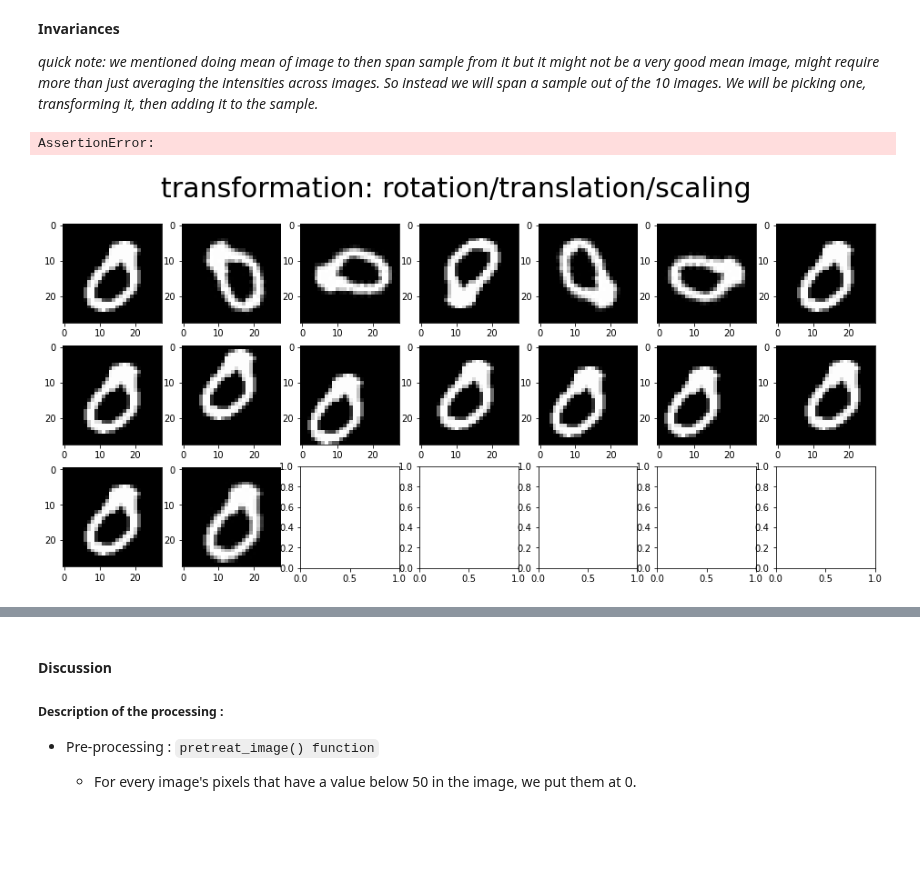
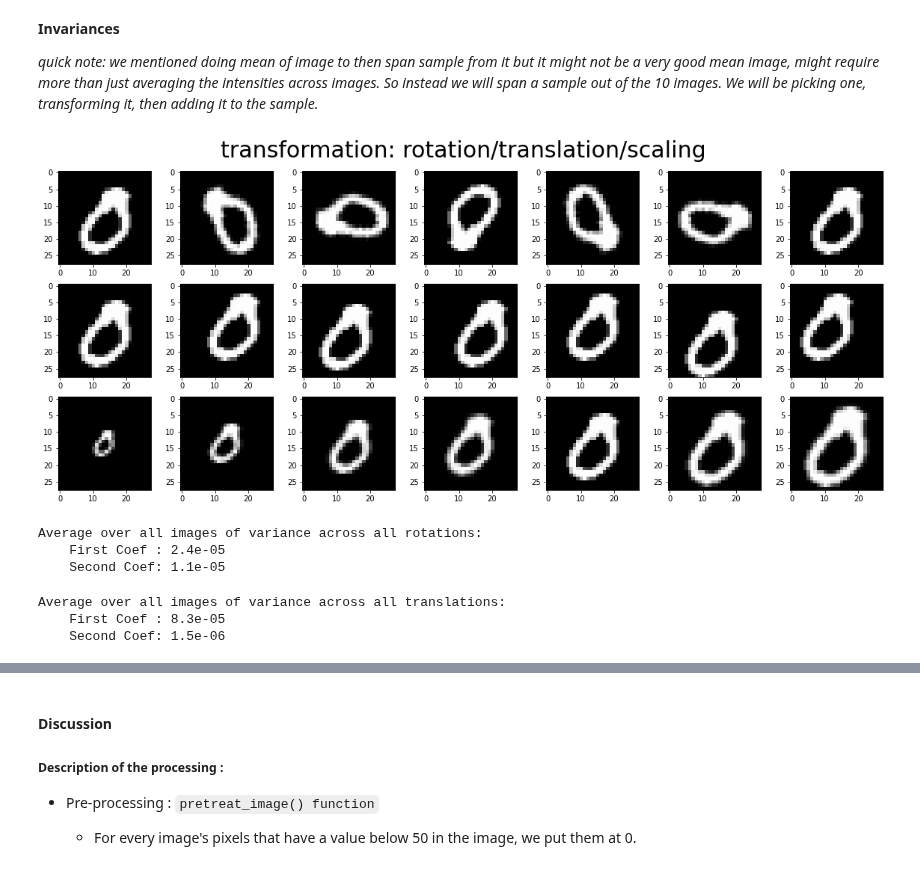
Before and after one commit to Andrea-Oliveri/Image-Processing-Assignements, a Jupyter notebook: Labs/lab_02_object_description.ipynb, the cells around one changed output, grey strips where cells are left out. Saved outputs shown, nothing was run; the diff lists cells and outputs as text; code cells hidden in the pictures; blank space fills up the shorter version.

Commit message:
Added variance measures for invariance to transformations

```diff
--- a/Labs/lab_02_object_description.ipynb
+++ b/Labs/lab_02_object_description.ipynb
@@ -164,7 +169,7 @@ def rotate(img, deg):
     """
     rows, cols = img.shape
     matrix = cv.getRotationMatrix2D((cols/2, rows/2), deg, 1)
-    result = cv.warpAffine(img, matrix, (cols,rows), flags = cv.INTER_CUBIC)
+    result = cv.warpAffine(img, matrix, (cols, rows), flags = cv.INTER_CUBIC)
 
     return result
 
@@ -176,53 +181,80 @@ def translate(img, dx, dy):
     matrix = np.float32([[1, 0, dx], [0, 1, dy]])
     result = cv.warpAffine(img, matrix, (cols, rows))
 
-    assert np.sum(img>0) == np.sum(result>0)
     return result
 
-def scale(img, vertical_factor, horizontal_factor):
+def scale(img, factor):
     """
     desc: scaling object by scaling full image
     """
     # note: INTER_CUBIC better for upsample
     # for downsample might be better to use INTER_AREA
     rows, cols = img.shape
-    scaled = cv.resize(img, None, fy = vertical_factor, fx = horizontal_factor, interpolation = cv.INTER_CUBIC)
+
+    if factor == 1.:
+        return img
+
+    elif factor < 1.:
+        scaled = cv.resize(img, None, fy = factor, fx = factor, interpolation = cv.INTER_AREA)
+        new_rows, new_cols = scaled.shape
+
+        delta_rows = rows - new_rows
+        delta_cols = cols - new_cols
+
+        top    = delta_rows // 2
+        bottom = delta_rows - top
+        left   = delta_cols // 2
+        right  = delta_cols - left
+
+        padded = np.pad(scaled, ((top, bottom), (left, right)), 'edge')
+
+        return padded
+
+
+    scaled = cv.resize(img, None, fy = factor, fx = factor, interpolation = cv.INTER_CUBIC)
     new_rows, new_cols = scaled.shape
-    crop = scaled[(new_rows - rows) // 2:(new_rows + rows) // 2, (new_cols - cols) // 2:(new_cols + cols) // 2]
 
-    assert np.sum(scaled>0) == np.sum(crop>0)
-    return crop
+    delta_rows = new_rows - rows
+    delta_cols = new_cols - cols
+
+    top    = delta_rows // 2
+    bottom = delta_rows - top
+    left   = delta_cols // 2
+    right  = delta_cols - left
+
+    cropped = scaled[top:-bottom, left:-right]
+
+    return cropped
+
+
 
 # testing here
 fig,ax = plt.subplots(3,7,figsize=(16,7))
 fig.suptitle("transformation: rotation/translation/scaling",fontsize=30)
 test = zeros_im[0]
 
 # rotations
 ang = np.linspace(0,360,7)
 for i in range(7):
     r = rotate(test,ang[i])
     ax[0,i].imshow(r,cmap='gray')
 
 # translations
 shiftx = np.pad(np.random.randint(-4,4,6),1,'constant')[:-1]
 shifty = np.pad(np.random.randint(-4,4,6),1,'constant')[:-1]
 for i in range(7):
     dx,dy = shiftx[i],shifty[i]
     t = translate(test,dx,dy)
     ax[1,i].imshow(t,cmap='gray')
 
-# scaling
-empmax = (1.65,1.17)
-scalex = np.linspace(1,empmax[0],7)
-scaley = np.linspace(1,empmax[1],7)
-for i in range(7):
-    sx,sy = scalex[i],scaley[i]
-    s = scale(test,sx,sy)
+# scaling. WARNING: must make sure that object entirely in image (so not too large nor too small)
+scalex = [0.4, 0.6, 0.8, 0.9, 1, 1.1, 1.2]
+for i, sx in enumerate(scalex):
+    sx = scalex[i]
+    s = scale(test,sx)
     ax[2,i].imshow(s,cmap='gray')
 
 plt.tight_layout()
 plt.show()
 # %% [output]
-AssertionError:
-[figure, old version]
+[figure, new version]
@@ -275,0 +272,14 @@ coefficients_ones  = np.asarray([get_fourier_descriptor(pretreat_image(im)) for
+# %%
+var_coefs = compute_variance_after_transformation(rotate, [*zeros_im, *ones_im], np.linspace(0, 360, 18, endpoint=False).reshape((-1, 1)))
+print("Average over all images of variance across all rotations:\n    First Coef : {:.2g}\n    Second Coef: {:.2g}".format(*var_coefs))
+# %% [output]
+Average over all images of variance across all rotations:
+    First Coef : 2.4e-05
+    Second Coef: 1.1e-05
+# %%
+var_coefs = compute_variance_after_transformation(translate, [*zeros_im, *ones_im], [[dx, dy] for dx in range(-2, 3) for dy in range(-2, 3)])
+print("Average over all images of variance across all translations:\n    First Coef : {:.2g}\n    Second Coef: {:.2g}".format(*var_coefs))
+# %% [output]
+Average over all images of variance across all translations:
+    First Coef : 8.3e-05
+    Second Coef: 1.5e-06
```
Also changed, not shown: parts of 11 cells of this notebook.
